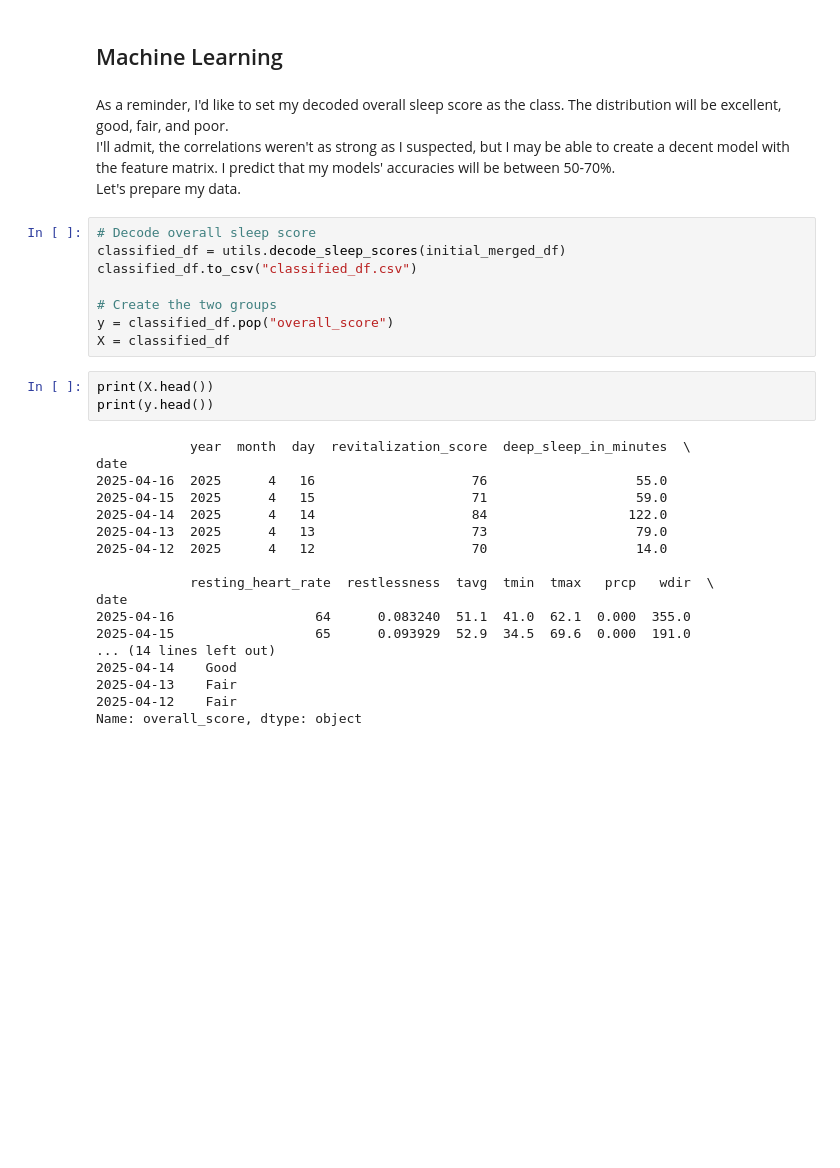
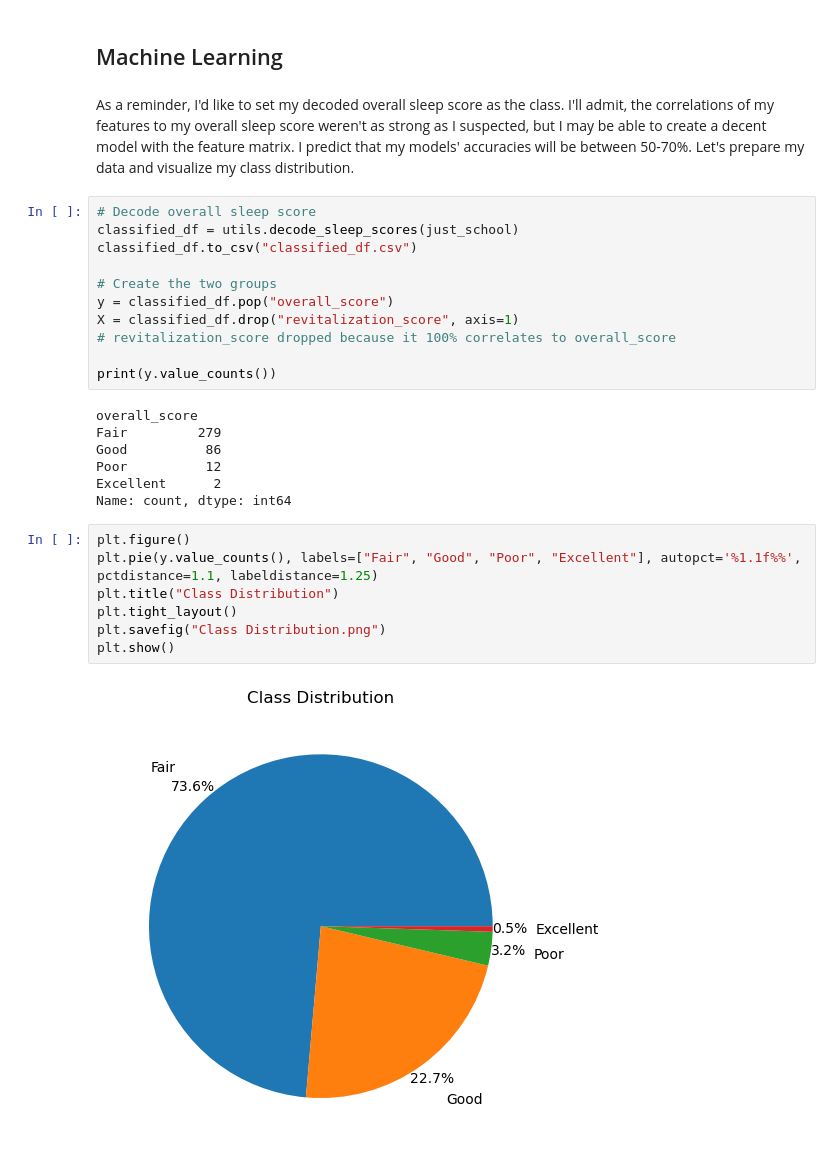
Before and after one commit to Justin-cmd359/Quantified-Self-Project-for-CPSC222, a Jupyter notebook: Project.ipynb, the cells around one changed output. Saved outputs shown, nothing was run; the diff lists cells and outputs as text; blank space fills up the shorter version.

```diff
--- a/Project.ipynb
+++ b/Project.ipynb
@@ -322,36 +322,33 @@ do not reject H_0; I didn't have different sleep quality during my sophomore spr
 There isn't evidence to suggest that my overall sleep quality during this semester differed from the overall sleep quality of my first semester. I suppose there's some consistency with my sleep quality.
 # %% [markdown]
 ## Machine Learning
-# %% [markdown]
-As a reminder, I'd like to set my decoded overall sleep score as the class. The distribution will be excellent, good, fair, and poor.
-I'll admit, the correlations weren't as strong as I suspected, but I may be able to create a decent model with the feature matrix. I predict that my models' accuracies will be between 50-70%.
-Let's prepare my data.
+# %% [markdown]
+As a reminder, I'd like to set my decoded overall sleep score as the class. I'll admit, the correlations of my features to my overall sleep score weren't as strong as I suspected, but I may be able to create a decent model with the feature matrix. I predict that my models' accuracies will be between 50-70%.
+Let's prepare my data and visualize my class distribution.
 # %%
 # Decode overall sleep score
-classified_df = utils.decode_sleep_scores(initial_merged_df)
+classified_df = utils.decode_sleep_scores(just_school)
 classified_df.to_csv("classified_df.csv")
 
 # Create the two groups
 y = classified_df.pop("overall_score")
-X = classified_df
+X = classified_df.drop("revitalization_score", axis=1)
+# revitalization_score dropped because it 100% correlates to overall_score
+
+print(y.value_counts())
+# %% [output]
+overall_score
+Fair         279
+Good          86
+Poor          12
+Excellent      2
+Name: count, dtype: int64
-# %%
-print(X.head())
-print(y.head())
-# %% [output]
-            year  month  day  revitalization_score  deep_sleep_in_minutes  \
-date
-2025-04-16  2025      4   16                    76                   55.0
-2025-04-15  2025      4   15                    71                   59.0
-2025-04-14  2025      4   14                    84                  122.0
-2025-04-13  2025      4   13                    73                   79.0
-2025-04-12  2025      4   12                    70                   14.0
-
-            resting_heart_rate  restlessness  tavg  tmin  tmax   prcp   wdir  \
-date
-2025-04-16                  64      0.083240  51.1  41.0  62.1  0.000  355.0
-2025-04-15                  65      0.093929  52.9  34.5  69.6  0.000  191.0
-... (14 lines left out)
-2025-04-14    Good
-2025-04-13    Fair
-2025-04-12    Fair
-Name: overall_score, dtype: object
+# %%
+plt.figure()
+plt.pie(y.value_counts(), labels=["Fair", "Good", "Poor", "Excellent"], autopct='%1.1f%%', pctdistance=1.1, labeldistance=1.25)
+plt.title("Class Distribution")
+plt.tight_layout()
+plt.savefig("Class Distribution.png")
+plt.show()
+# %% [output]
+[figure, added]
```
Also changed, not shown: parts of 7 cells of this notebook, 9 other files.
